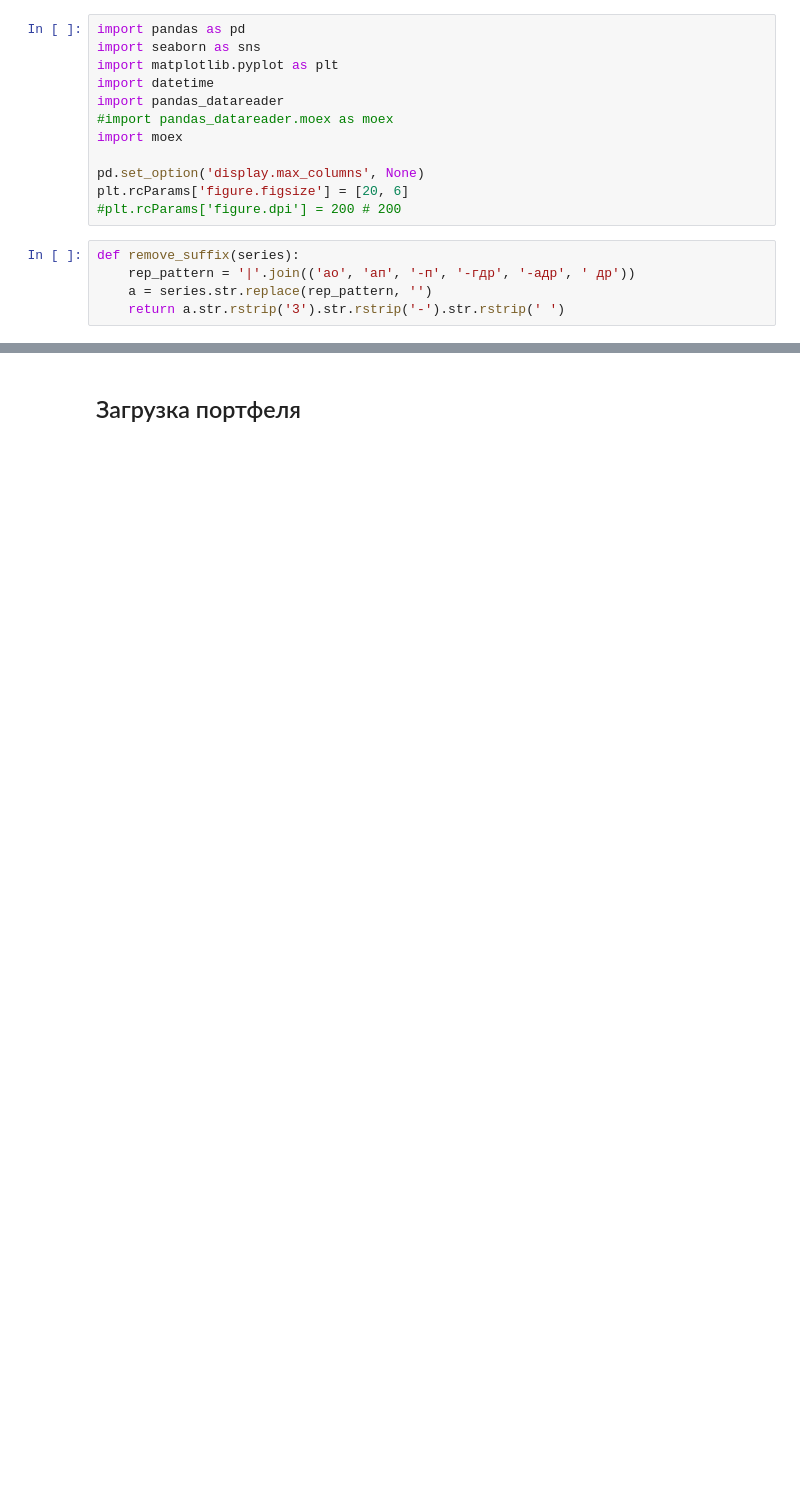
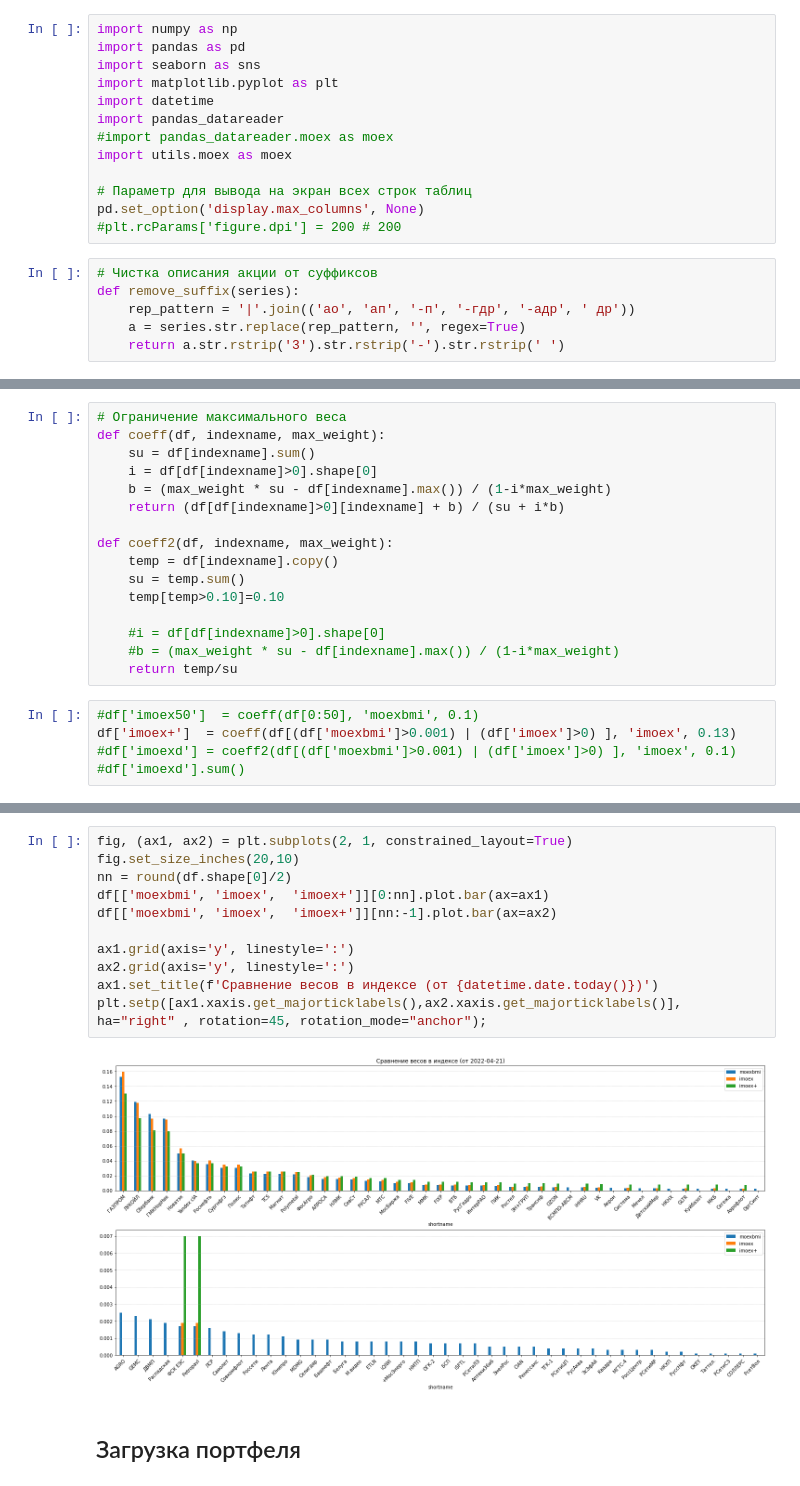
Before and after one commit to HexQuant/Investment-Analysis, a Jupyter notebook: manual_imoex_tracking.ipynb, the cells around one changed output, grey strips where cells are left out. Saved outputs shown, nothing was run; the diff lists cells and outputs as text; blank space fills up the shorter version.

```diff
--- a/manual_imoex_tracking.ipynb
+++ b/manual_imoex_tracking.ipynb
@@ -1,17 +1,19 @@
 # %%
+import numpy as np
 import pandas as pd
 import seaborn as sns
 import matplotlib.pyplot as plt
 import datetime
 import pandas_datareader
 #import pandas_datareader.moex as moex
-import moex
+import utils.moex as moex
 
+# Параметр для вывода на экран всех строк таблиц
 pd.set_option('display.max_columns', None)
-plt.rcParams['figure.figsize'] = [20, 6]
 #plt.rcParams['figure.dpi'] = 200 # 200
 # %%
+# Чистка описания акции от суффиксов
 def remove_suffix(series):
     rep_pattern = '|'.join(('ао', 'ап', '-п', '-гдр', '-адр', ' др'))
-    a = series.str.replace(rep_pattern, '')
+    a = series.str.replace(rep_pattern, '', regex=True)
     return a.str.rstrip('3').str.rstrip('-').str.rstrip(' ')
@@ -40,0 +68,21 @@ imoex['myIMOEX'] = (1/imoex['weight'].count()+ imoex['weight'])/(1+imoex['weight
+# %%
+# Ограничение максимального веса
+def coeff(df, indexname, max_weight):
+    su = df[indexname].sum()
+    i = df[df[indexname]>0].shape[0]
+    b = (max_weight * su - df[indexname].max()) / (1-i*max_weight)
+    return (df[df[indexname]>0][indexname] + b) / (su + i*b)
+
+def coeff2(df, indexname, max_weight):
+    temp = df[indexname].copy()
+    su = temp.sum()
+    temp[temp>0.10]=0.10
+
+    #i = df[df[indexname]>0].shape[0]
+    #b = (max_weight * su - df[indexname].max()) / (1-i*max_weight)
+    return temp/su
+# %%
+#df['imoex50']  = coeff(df[0:50], 'moexbmi', 0.1)
+df['imoex+']  = coeff(df[(df['moexbmi']>0.001) | (df['imoex']>0) ], 'imoex', 0.13)
+#df['imoexd'] = coeff2(df[(df['moexbmi']>0.001) | (df['imoex']>0) ], 'imoex', 0.1)
+#df['imoexd'].sum()
@@ -41,2 +91,15 @@ imoex['myIMOEX'] = (1/imoex['weight'].count()+ imoex['weight'])/(1+imoex['weight
+# %%
+fig, (ax1, ax2) = plt.subplots(2, 1, constrained_layout=True)
+fig.set_size_inches(20,10)
+nn = round(df.shape[0]/2)
+df[['moexbmi', 'imoex',  'imoex+']][0:nn].plot.bar(ax=ax1)
+df[['moexbmi', 'imoex',  'imoex+']][nn:-1].plot.bar(ax=ax2)
+
+ax1.grid(axis='y', linestyle=':')
+ax2.grid(axis='y', linestyle=':')
+ax1.set_title(f'Сравнение весов в индексе (от {datetime.date.today()})')
+plt.setp([ax1.xaxis.get_majorticklabels(),ax2.xaxis.get_majorticklabels()], ha="right" , rotation=45, rotation_mode="anchor");
+# %% [output]
+[figure, added]
 # %% [markdown]
 ## Загрузка портфеля
```
Also changed, not shown: parts of 35 cells of this notebook.
